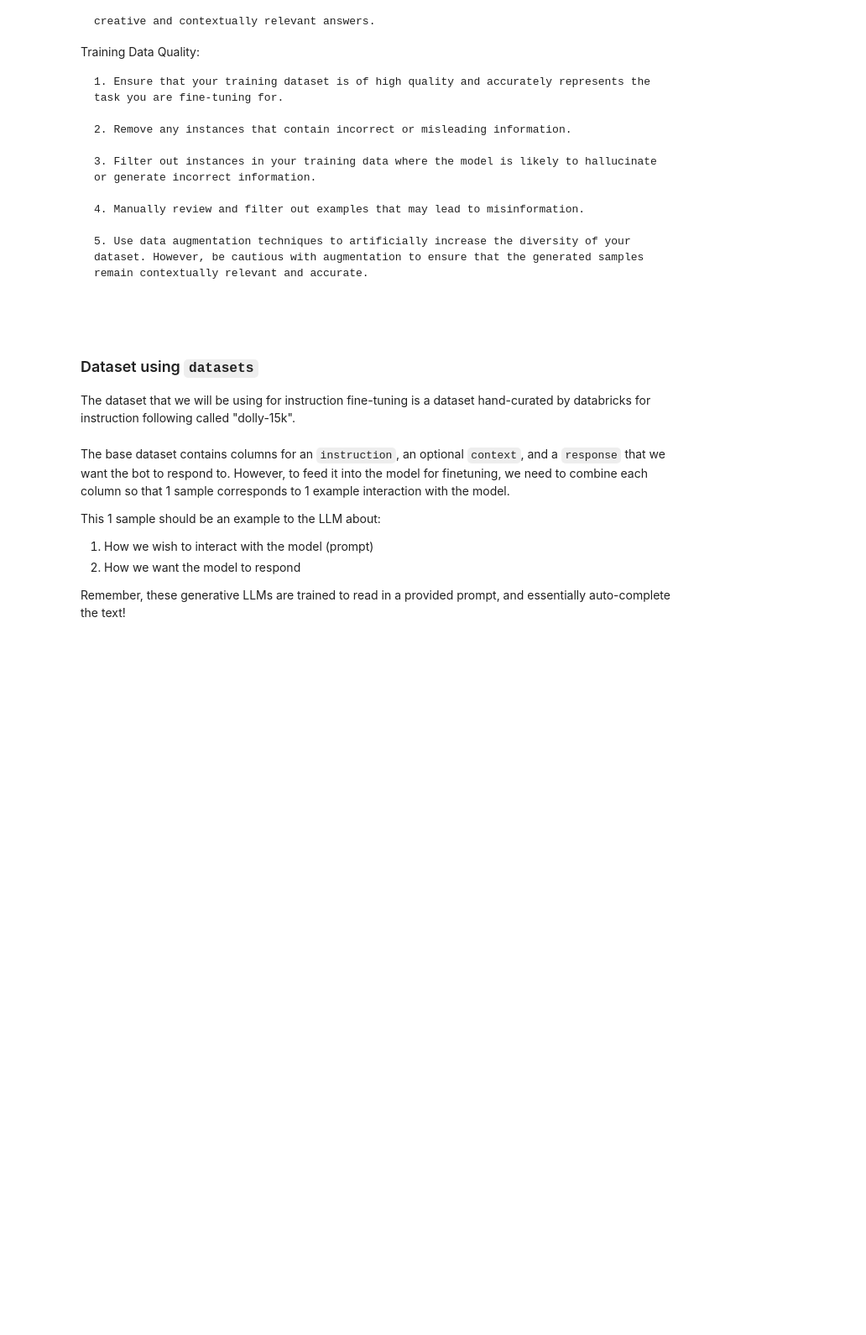
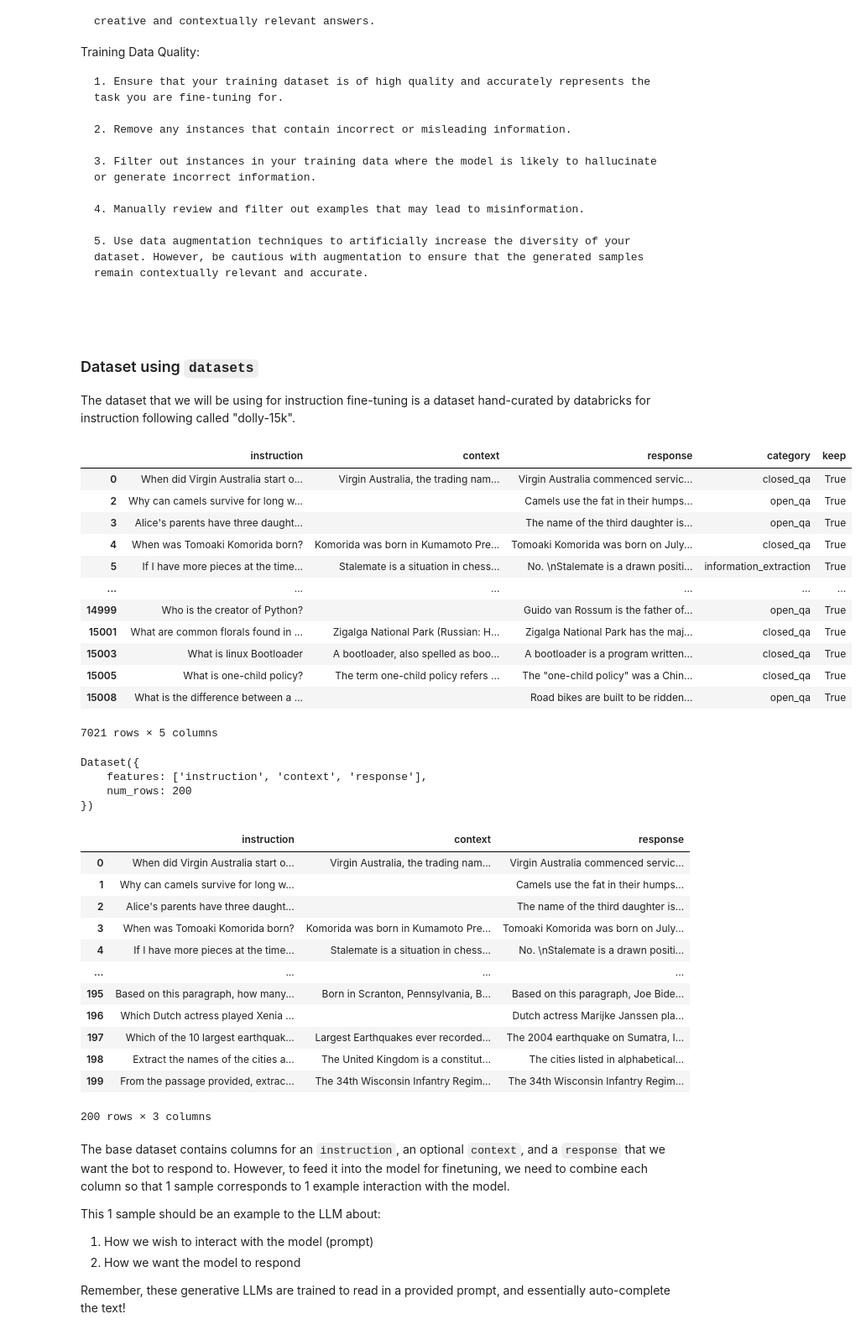
Before and after one commit to basusaptarshi89/genai_learning, a Jupyter notebook: llm/III_Finetuning_For_RAG/Instruction Finetuning LLMs with QLoRA for RAG.ipynb, the cells around one changed output. Shown: that part at 84% size. Saved outputs shown, nothing was run; the diff lists cells and outputs as text; code cells hidden in the pictures; blank space fills up the shorter version.

```diff
--- a/llm/III_Finetuning_For_RAG/Instruction Finetuning LLMs with QLoRA for RAG.ipynb
+++ b/llm/III_Finetuning_For_RAG/Instruction Finetuning LLMs with QLoRA for RAG.ipynb
@@ -50,21 +50,57 @@ The dataset that we will be using for instruction fine-tuning is a dataset hand-
 # %%
 from datasets import load_dataset, Dataset
 import pandas as pd
 
 def load_modified_dataset():
     dataset = load_dataset("databricks/databricks-dolly-15k", split = "train")
     df = dataset.to_pandas()
     df['keep'] = True
 
     # Keep entries with correct answer as well
     df = df[(df['category'].isin(['closed_qa', 'information_extraction', 'open_qa'])) & df['keep']]
+    display(df)
 
     return Dataset.from_pandas(
         df[['instruction', 'context', 'response']],
         preserve_index = False)
 
 dataset = load_modified_dataset()
-# dataset = dataset.select(range(200))
+dataset = dataset.select(range(200))
+
+print(dataset)
+
+display(dataset.to_pandas())
+# %% [output]
+|  | instruction | context | response | category | keep |
+| 0 | When did Virgin Australia start o... | Virgin Australia, the trading nam... | Virgin Australia commenced servic... | closed_qa | True |
+| 2 | Why can camels survive for long w... |  | Camels use the fat in their humps... | open_qa | True |
+| 3 | Alice's parents have three daught... |  | The name of the third daughter is... | open_qa | True |
+| 4 | When was Tomoaki Komorida born? | Komorida was born in Kumamoto Pre... | Tomoaki Komorida was born on July... | closed_qa | True |
+| 5 | If I have more pieces at the time... | Stalemate is a situation in chess... | No. \nStalemate is a drawn positi... | information_extraction | True |
+| ... | ... | ... | ... | ... | ... |
+| 14999 | Who is the creator of Python? |  | Guido van Rossum is the father of... | open_qa | True |
+| 15001 | What are common florals found in ... | Zigalga National Park (Russian: Н... | Zigalga National Park has the maj... | closed_qa | True |
+| 15003 | What is linux Bootloader | A bootloader, also spelled as boo... | A bootloader is a program written... | closed_qa | True |
+| 15005 | What is one-child policy? | The term one-child policy refers ... | The "one-child policy" was a Chin... | closed_qa | True |
+| 15008 | What is the difference between a ... |  | Road bikes are built to be ridden... | open_qa | True |
+7021 rows × 5 columns
+Dataset({
+    features: ['instruction', 'context', 'response'],
+    num_rows: 200
+})
+|  | instruction | context | response |
+| 0 | When did Virgin Australia start o... | Virgin Australia, the trading nam... | Virgin Australia commenced servic... |
+| 1 | Why can camels survive for long w... |  | Camels use the fat in their humps... |
+| 2 | Alice's parents have three daught... |  | The name of the third daughter is... |
+| 3 | When was Tomoaki Komorida born? | Komorida was born in Kumamoto Pre... | Tomoaki Komorida was born on July... |
+| 4 | If I have more pieces at the time... | Stalemate is a situation in chess... | No. \nStalemate is a drawn positi... |
+| ... | ... | ... | ... |
+| 195 | Based on this paragraph, how many... | Born in Scranton, Pennsylvania, B... | Based on this paragraph, Joe Bide... |
+| 196 | Which Dutch actress played Xenia ... |  | Dutch actress Marijke Janssen pla... |
+| 197 | Which of the 10 largest earthquak... | Largest Earthquakes ever recorded... | The 2004 earthquake on Sumatra, I... |
+| 198 | Extract the names of the cities a... | The United Kingdom is a constitut... | The cities listed in alphabetical... |
+| 199 | From the passage provided, extrac... | The 34th Wisconsin Infantry Regim... | The 34th Wisconsin Infantry Regim... |
+200 rows × 3 columns
 # %% [markdown]
 The base dataset contains columns for an `instruction`, an optional `context`, and a `response` that we want the bot to respond to.  However, to feed it into the model for finetuning, we need to combine each column so that 1 sample corresponds to 1 example interaction with the model.
 
```
Also changed, not shown: 1 other file.
